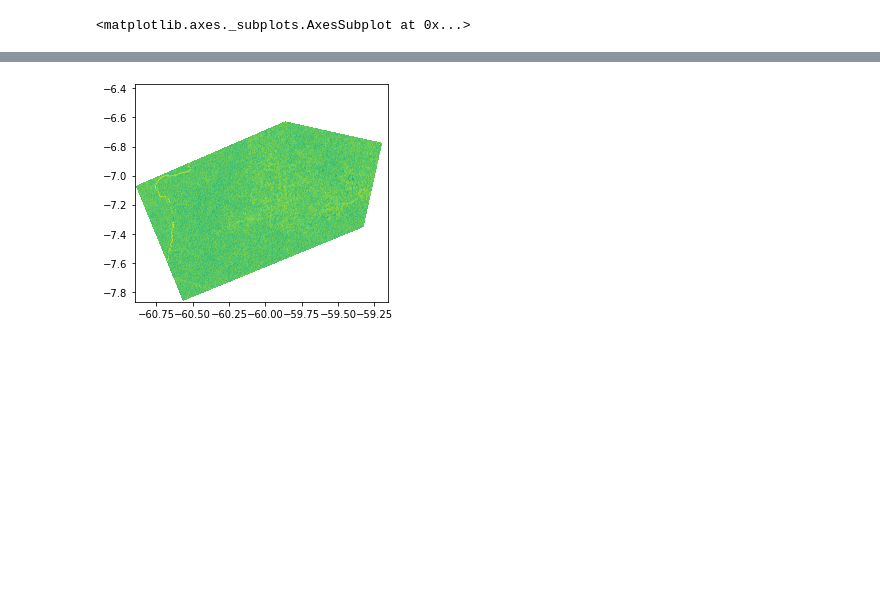
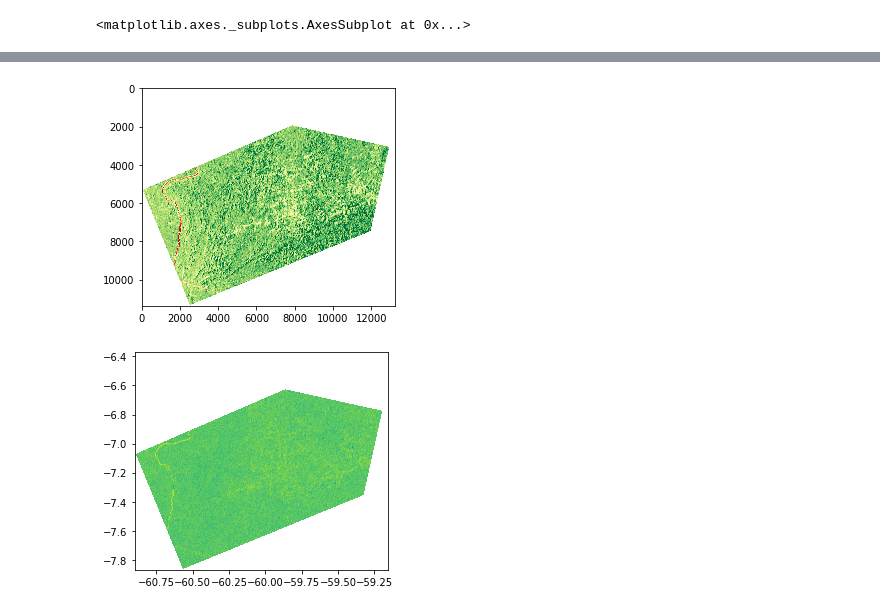
Before and after one commit to danielleitesoares/tccuea, a Jupyter notebook: teste_tif.ipynb, the cells around one changed output, grey strips where cells are left out. Cells and saved outputs as stored; diff of their text form; code cells hidden in the pictures; blank space fills up the shorter version.

```diff
--- a/teste_tif.ipynb
+++ b/teste_tif.ipynb
@@ -185,3 +232,8 @@ plt.plot(sigma0.flatten())
+# %%
+plt.imshow(sigma0b2, vmin=0, vmax=0.25,cmap='RdYlGn')
+plt.show()
+# %% [output]
+[figure, added]
 # %%
 show(ds_expo_entr_alpha)
 # %% [output]
```
Also changed, not shown: parts of 7 cells of this notebook.
